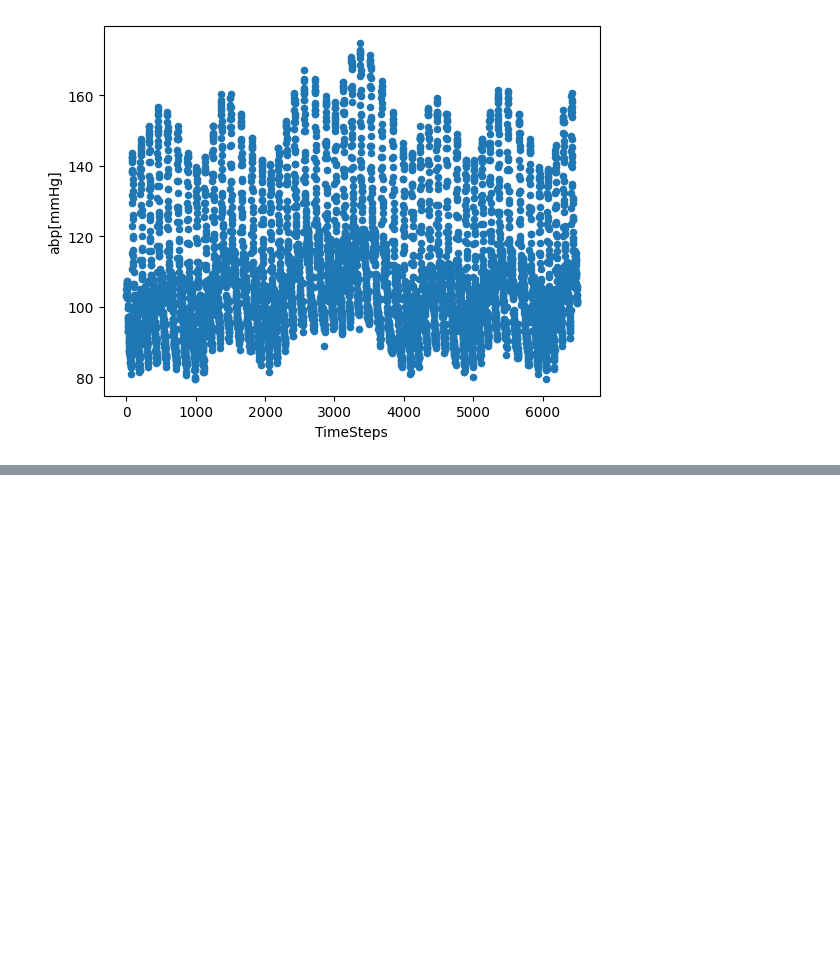
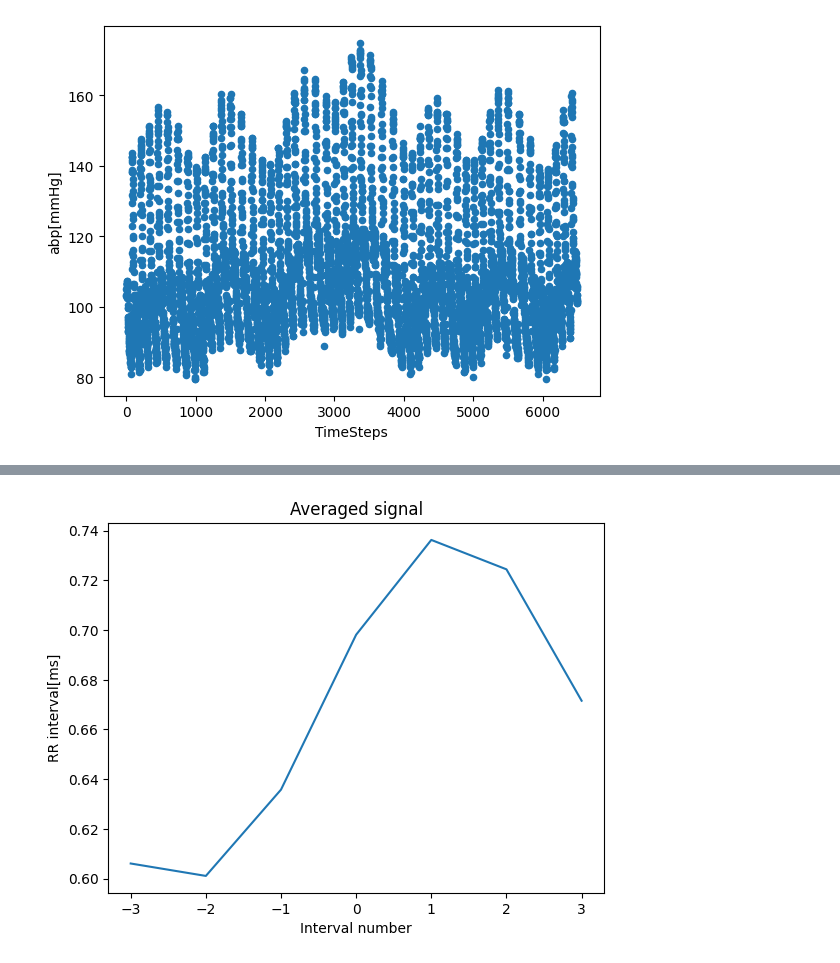
Before and after one commit to IgnacyBerent/BrainLab, a Jupyter notebook: article_images.ipynb, the cells around one changed output, grey strips where cells are left out. Drawn from its saved outputs; the diff is of its cells as text; code cells hidden in the pictures; blank space fills up the shorter version.

```diff
--- a/article_images.ipynb
+++ b/article_images.ipynb
@@ -45,0 +46,9 @@ article.plot_all_anchors_with_neighbours(ac_neighbours, 3)
+# %%
+# plot dc prsa signal
+plt.plot(np.arange(-3, 4), AC_prsa_signal)
+plt.title('Averaged signal')
+plt.xlabel('Interval number')
+plt.ylabel('RR interval[ms]')
+plt.show()
+# %% [output]
+[figure, added]
```
Also changed, not shown: parts of 3 cells of this notebook, 1 other file.
